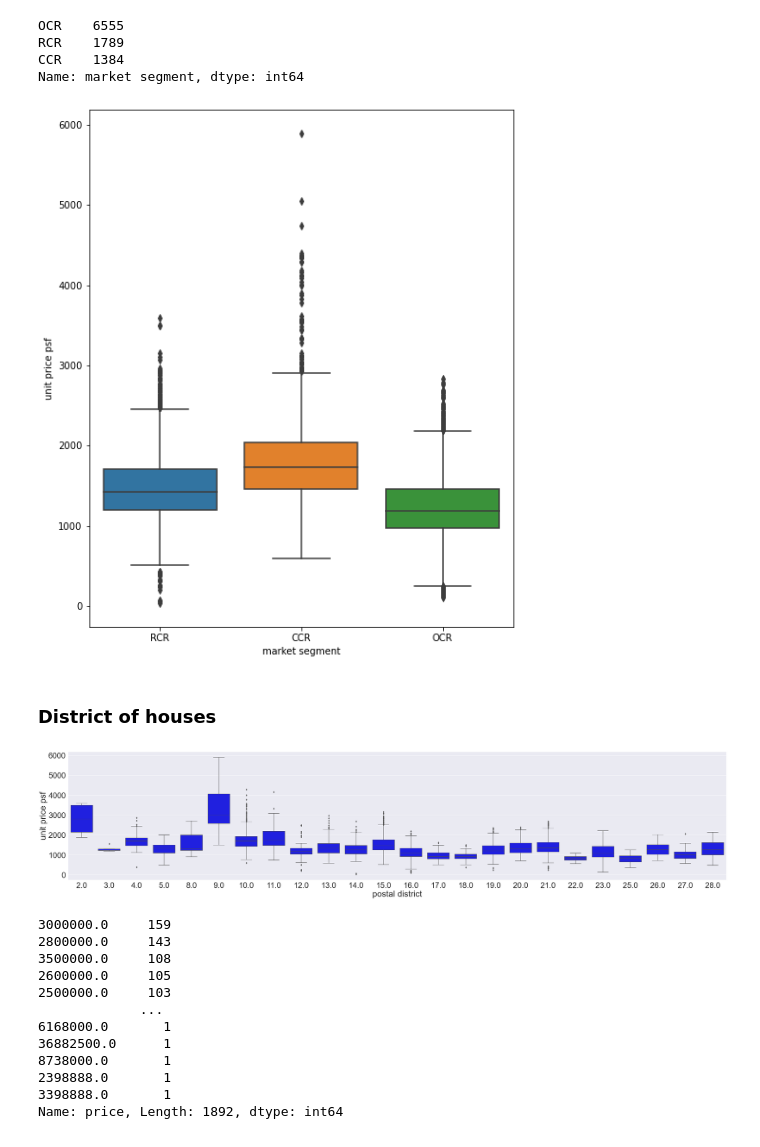
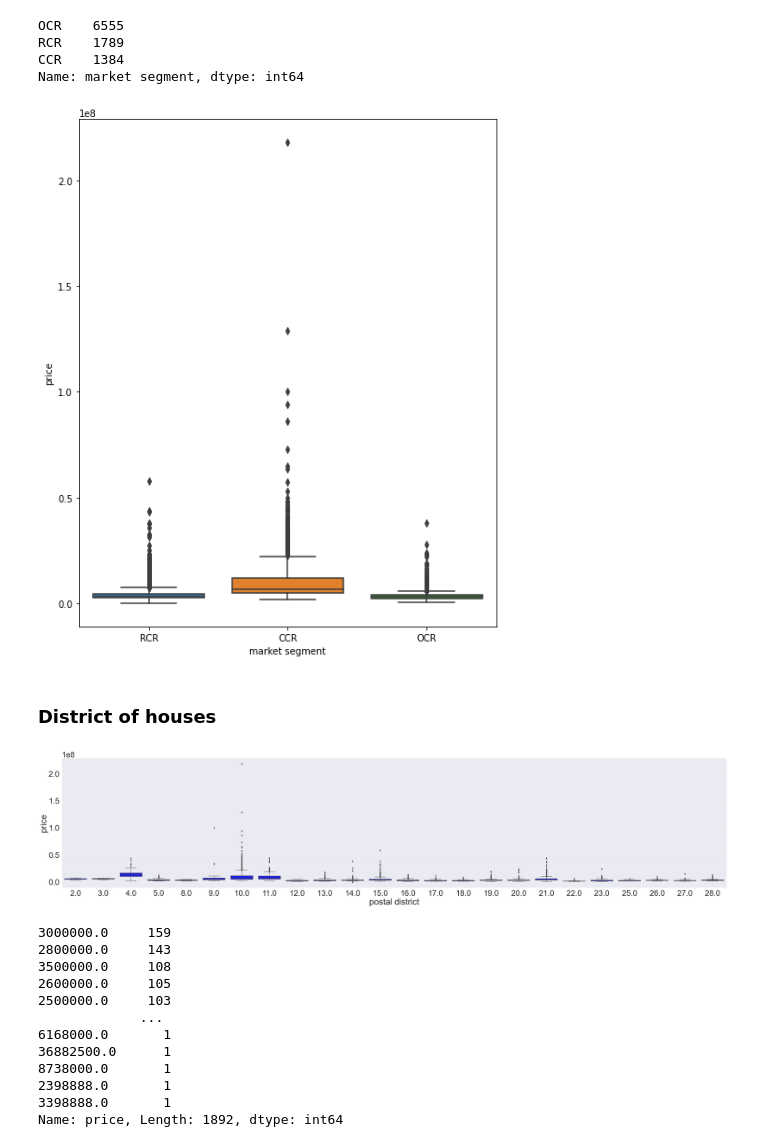
Before and after one commit to huangjx1/Capstone-Final-, a Jupyter notebook: Cleaning of Dataset.ipynb, the cells around one changed output. Cells and saved outputs as stored; diff of their text form; code cells hidden in the pictures.

```diff
--- a/Cleaning of Dataset.ipynb
+++ b/Cleaning of Dataset.ipynb
@@ -195,17 +195,17 @@ CCR    1384
 Name: market segment, dtype: int64
 # %%
 plt.figure(figsize =(8,10))
-ax = sns.boxplot('market segment', 'unit price psf', data = merged_house);
+ax = sns.boxplot('market segment', 'price', data = merged_house);
 # %% [output]
-[figure, old version]
+[figure, new version]
 # %% [markdown]
 ### District of houses
 # %%
 sns.set(font_scale=3)
 plt.figure(figsize =(50,10))
-district_place = sns.boxplot('postal district', 'unit price psf', data = merged_house, color ='blue');
+district_place = sns.boxplot('postal district', 'price', data = merged_house, color ='blue');
 # %% [output]
-[figure, old version]
+[figure, new version]
 # %%
 merged_house['price'].value_counts()
 # %% [output]
```
Also changed, not shown: parts of 1 cell of this notebook, 12 other files.
